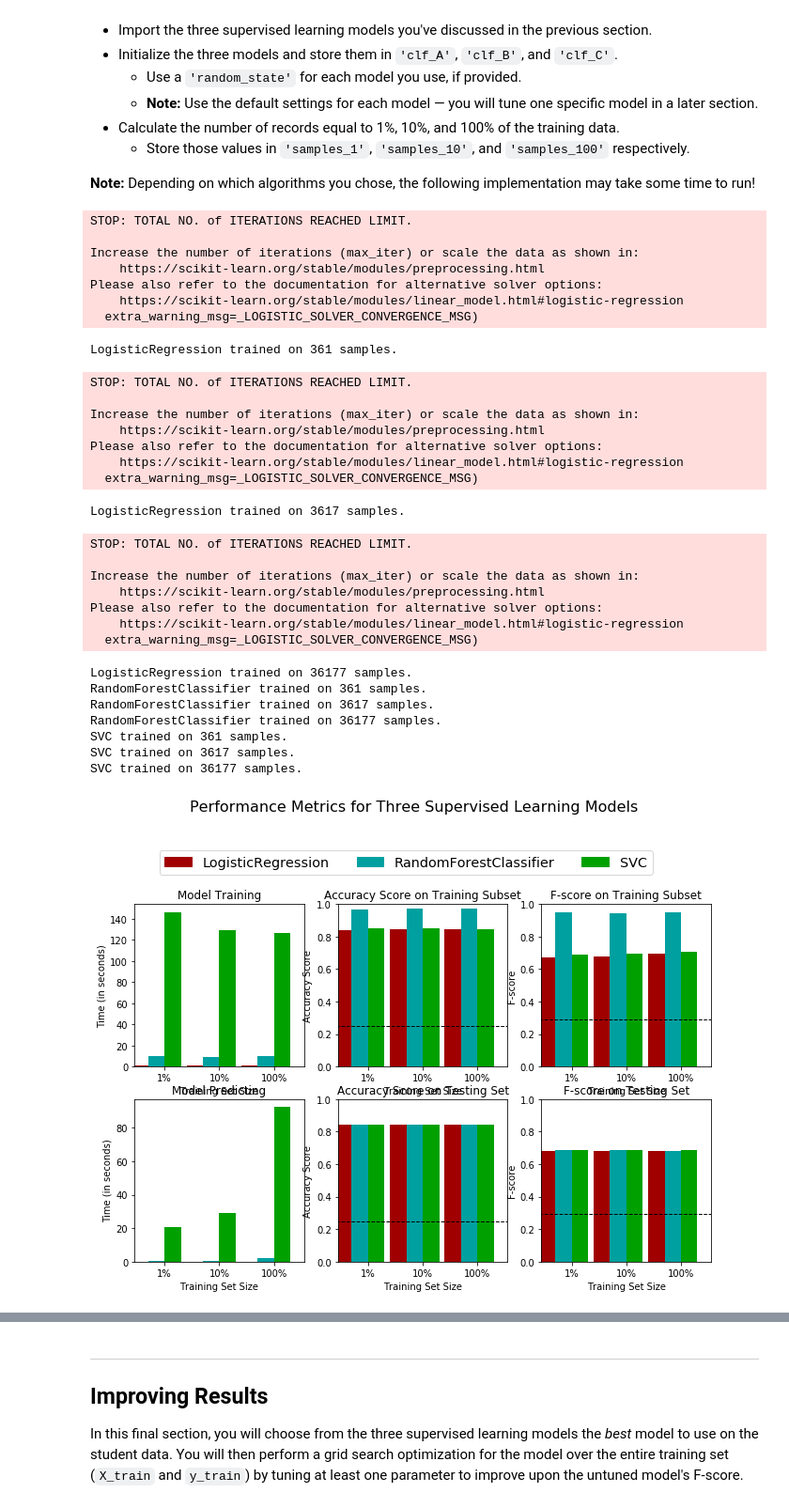
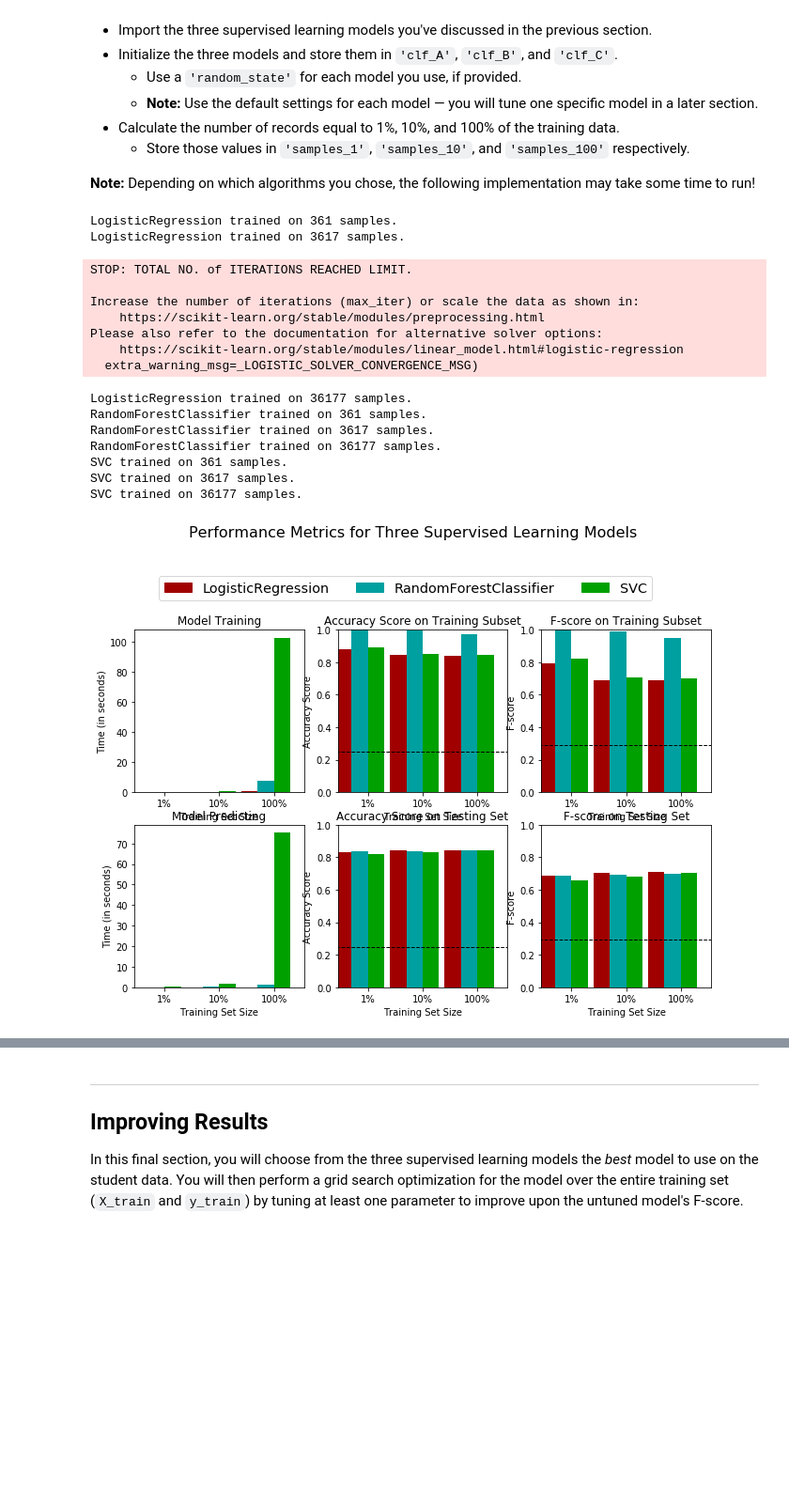
Before and after one commit to waterwheel31/basic-supervised, a Jupyter notebook: finding_donors.ipynb, the cells around one changed output, grey strips where cells are left out. Shown at 94% size. Cells and saved outputs as stored; diff of their text form; code cells hidden in the pictures; blank space fills up the shorter version.

```diff
--- a/finding_donors.ipynb
+++ b/finding_donors.ipynb
@@ -330,7 +349,7 @@ def train_predict(learner, sample_size, X_train, y_train, X_test, y_test):
 
     # TODO: Fit the learner to the training data using slicing with 'sample_size' using .fit(training_features[:], training_labels[:])
     start = time() # Get start time
-    learner = learner.fit(X_train, y_train)
+    learner = learner.fit(X_train[:sample_size], y_train[:sample_size])
     end = time() # Get end time
 
     # TODO: Calculate the training time
@@ -380,65 +399,50 @@ In the code cell, you will need to implement the following:
 # %%
 # TODO: Import the three supervised learning models from sklearn
 from sklearn.linear_model import LogisticRegression
 from sklearn.ensemble import RandomForestClassifier
 from sklearn.svm import SVC
 
 # TODO: Initialize the three models
-clf_A = LogisticRegression()
-clf_B = RandomForestClassifier()
-clf_C = SVC()
+clf_A = LogisticRegression(random_state=42)
+clf_B = RandomForestClassifier(random_state=42)
+clf_C = SVC(random_state=42)
 
 # TODO: Calculate the number of samples for 1%, 10%, and 100% of the training data
 # HINT: samples_100 is the entire training set i.e. len(y_train)
 # HINT: samples_10 is 10% of samples_100 (ensure to set the count of the values to be `int` and not `float`)
 # HINT: samples_1 is 1% of samples_100 (ensure to set the count of the values to be `int` and not `float`)
 samples_100 = len(y_train)
 samples_10 = int(len(y_train) * 0.1)
 samples_1 = int(len(y_train) * 0.01)
 
 # Collect results on the learners
 results = {}
 for clf in [clf_A, clf_B, clf_C]:
     clf_name = clf.__class__.__name__
     results[clf_name] = {}
     for i, samples in enumerate([samples_1, samples_10, samples_100]):
-        results[clf_name][i] = \
-        train_predict(clf, samples, X_train, y_train, X_test, y_test)
+        results[clf_name][i] = train_predict(clf, samples, X_train, y_train, X_test, y_test)
 
 # Run metrics visualization for the three supervised learning models chosen
 vs.evaluate(results, accuracy, fscore)
 # %% [output]
-STOP: TOTAL NO. of ITERATIONS REACHED LIMIT.
-
-Increase the number of iterations (max_iter) or scale the data as shown in:
-    https://scikit-learn.org/stable/modules/preprocessing.html
-Please also refer to the documentation for alternative solver options:
-    https://scikit-learn.org/stable/modules/linear_model.html#logistic-regression
-  extra_warning_msg=_LOGISTIC_SOLVER_CONVERGENCE_MSG)
+LogisticRegression trained on 361 samples.
+LogisticRegression trained on 3617 samples.
-LogisticRegression trained on 361 samples.
+STOP: TOTAL NO. of ITERATIONS REACHED LIMIT.
+
+Increase the number of iterations (max_iter) or scale the data as shown in:
+    https://scikit-learn.org/stable/modules/preprocessing.html
+Please also refer to the documentation for alternative solver options:
+    https://scikit-learn.org/stable/modules/linear_model.html#logistic-regression
+  extra_warning_msg=_LOGISTIC_SOLVER_CONVERGENCE_MSG)
-STOP: TOTAL NO. of ITERATIONS REACHED LIMIT.
-
-Increase the number of iterations (max_iter) or scale the data as shown in:
-    https://scikit-learn.org/stable/modules/preprocessing.html
-Please also refer to the documentation for alternative solver options:
-    https://scikit-learn.org/stable/modules/linear_model.html#logistic-regression
-  extra_warning_msg=_LOGISTIC_SOLVER_CONVERGENCE_MSG)
+LogisticRegression trained on 36177 samples.
+RandomForestClassifier trained on 361 samples.
+RandomForestClassifier trained on 3617 samples.
+RandomForestClassifier trained on 36177 samples.
+SVC trained on 361 samples.
+SVC trained on 3617 samples.
+SVC trained on 36177 samples.
-LogisticRegression trained on 3617 samples.
-STOP: TOTAL NO. of ITERATIONS REACHED LIMIT.
-
-Increase the number of iterations (max_iter) or scale the data as shown in:
-    https://scikit-learn.org/stable/modules/preprocessing.html
-Please also refer to the documentation for alternative solver options:
-    https://scikit-learn.org/stable/modules/linear_model.html#logistic-regression
-  extra_warning_msg=_LOGISTIC_SOLVER_CONVERGENCE_MSG)
-LogisticRegression trained on 36177 samples.
-RandomForestClassifier trained on 361 samples.
-RandomForestClassifier trained on 3617 samples.
-RandomForestClassifier trained on 36177 samples.
-SVC trained on 361 samples.
-SVC trained on 3617 samples.
-SVC trained on 36177 samples.
-[figure, old version]
+[figure, new version]
 # %%
 print(results)
 # %% [output]
```
Also changed, not shown: parts of 11 cells of this notebook, 1 other file.
